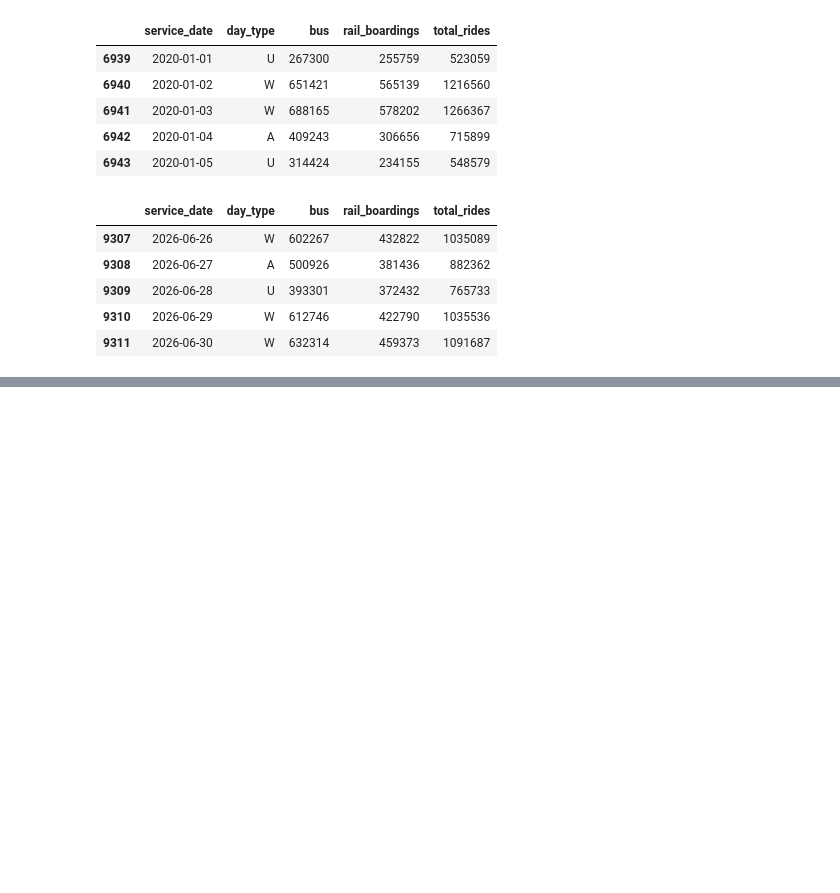
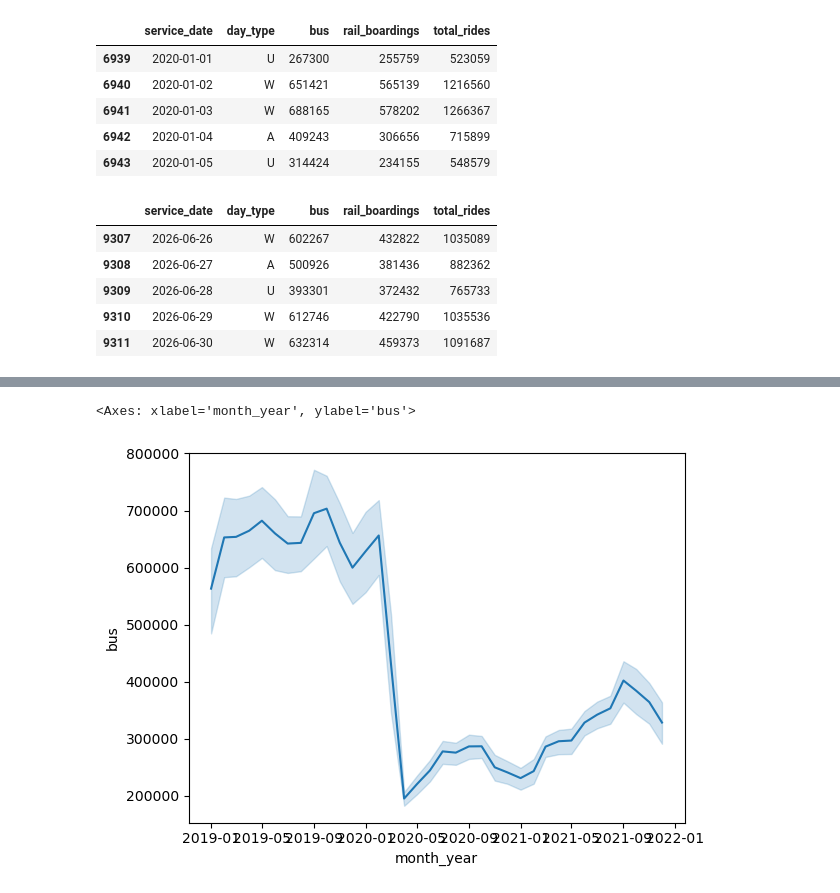
Before and after one commit to OrikG-bit/Chicago_Weather-Transportation, a Jupyter notebook: notebooks/01_transportation_bus_rail_total.ipynb, the cells around one changed output, grey strips where cells are left out. Cells and saved outputs as stored; diff of their text form; code cells hidden in the pictures; blank space fills up the shorter version.

```diff
--- a/notebooks/01_transportation_bus_rail_total.ipynb
+++ b/notebooks/01_transportation_bus_rail_total.ipynb
@@ -167,0 +225,13 @@ df_2020.tail(5)
+# %%
+df_covid["month_year"]=df_covid["service_date"].dt.to_period("M")
+# %%
+df_covid["month_year"]= df_covid["month_year"].astype(str)
+# %%
+
+df_covid["month_year"]=pd.to_datetime(df_covid["month_year"])
+# %%
+
+sns.lineplot(data = df_covid, x="month_year", y="bus")
+# %% [output]
+<Axes: xlabel='month_year', ylabel='bus'>
+[figure, added]
```
Also changed, not shown: parts of 17 cells of this notebook.
